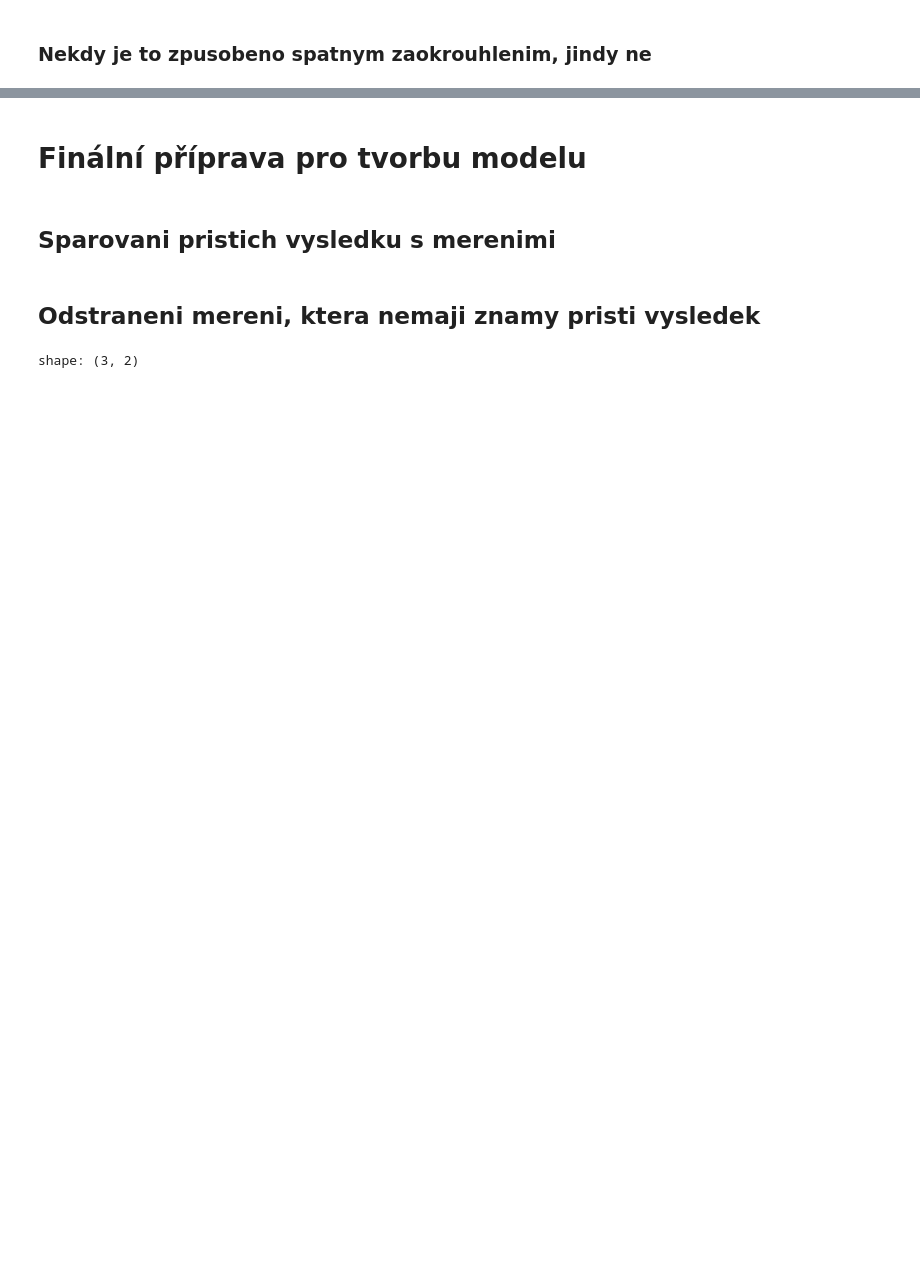
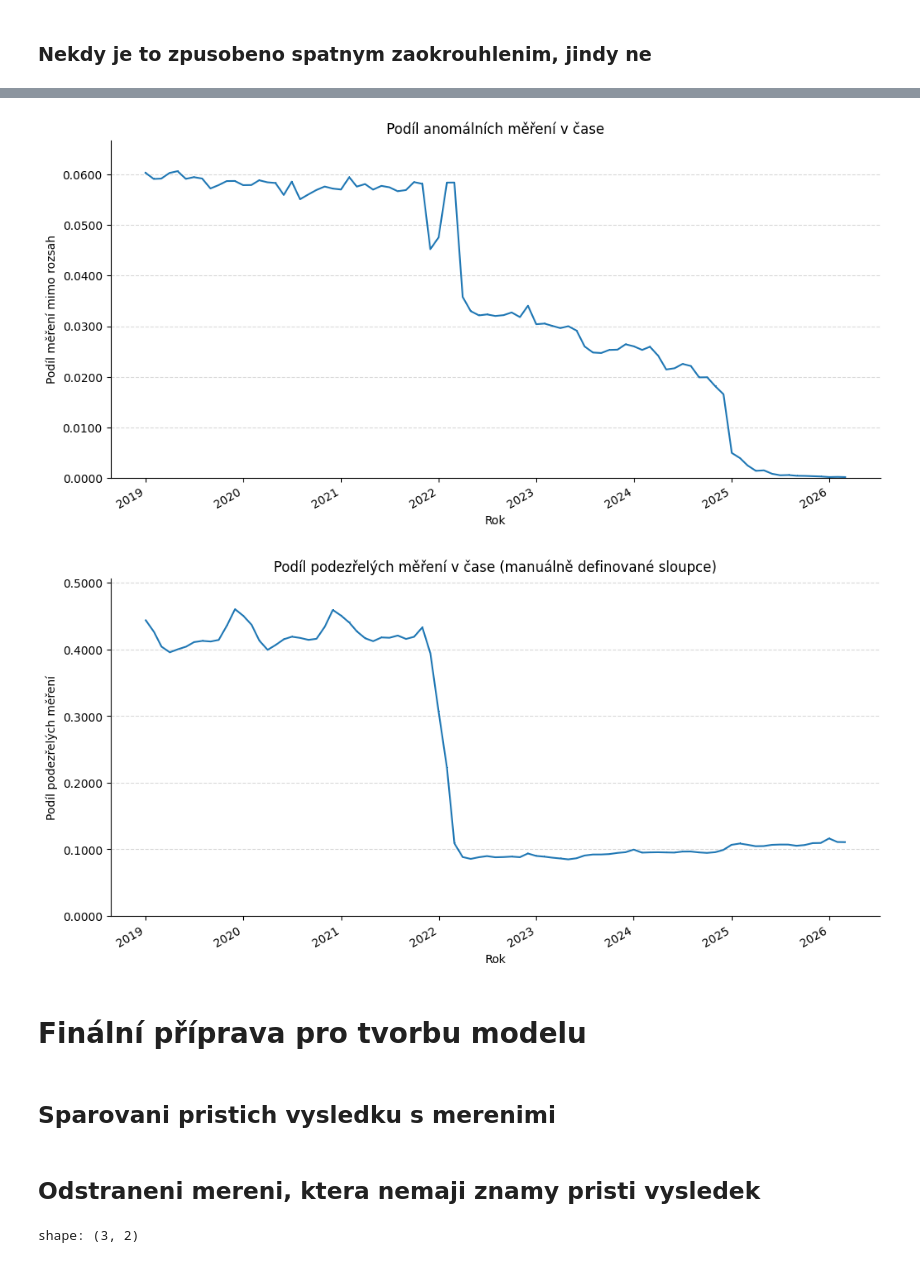
Before and after one commit to opendatalabcz/emissions-data-analysis-cz, a Jupyter notebook: kod/explorace/mereni_exploration.ipynb, the cells around one changed output, grey strips where cells are left out. Saved outputs shown, nothing was run; the diff lists cells and outputs as text; code cells hidden in the pictures; blank space fills up the shorter version.

```diff
--- a/kod/explorace/mereni_exploration.ipynb
+++ b/kod/explorace/mereni_exploration.ipynb
@@ -546,3 +726,68 @@ plot_norms(df_nafta)
+# %%
+if PRINT:
+    lf_time = pl.scan_parquet(r'kod\data\extracted\data_z_mericich_pristroju\parquet', schema=mereni_schema).select(['CisloProtokolu', 'Zahajeni'])
+
+    df_base = (
+        df.lazy()
+        .join(lf_time, on='CisloProtokolu', how='left')
+        .with_columns(pl.col('Zahajeni').cast(pl.Datetime).alias('ts'))
+        .filter(pl.col('ts').is_not_null())
+        .sort('ts')
+    )
+
+    # Anomální
+    norm_cols = [c for c in df.columns if c.endswith('_Norm')]
+    out_of_bounds_exprs = [(pl.col(c) < 0) | (pl.col(c) > 1) for c in norm_cols]
+
+    df_anomalies_norm = (
+        df_base
+        .with_columns(pl.any_horizontal(out_of_bounds_exprs).fill_null(False).alias("Is_Anomalous"))
+        .group_by_dynamic('ts', every='1mo')
+        .agg((pl.col('Is_Anomalous').sum() / pl.len()).alias('Normalized'))
+        .collect()
+    )
+
+    time_series_preaggregated(
+        x=df_anomalies_norm['ts'],
+        y=df_anomalies_norm['Normalized'],
+        title='Podíl anomálních měření v čase',
+        y_title='Podíl měření mimo rozsah',
+        save_path='kod/explorace/mereni_grafy/mereni_anomalie_cas.svg'
+    )
+
+    # Podezřelá
+    epsilon = 0.01
+    manual_cols = [
+        'Benzin_OtackyVolnobezne_N_Hodnota_Norm',
+        'Benzin_OtackyZvysene_N_Hodnota_Norm',
+        'Nafta_MereniPrumer_CasAkcelerace_Hodnota_Norm',
+        'Nafta_MereniPrumer_OtackyVolnobezne_Hodnota_Norm',
+        'Nafta_MereniPrumer_OtackyPrebehove_Hodnota_Norm'
+    ]
+
+    suspect_exprs = [
+        pl.col(c).is_between(-epsilon, epsilon) | pl.col(c).is_between(1 - epsilon, 1 + epsilon)
+        for c in manual_cols
+    ]
+
+    df_suspect_norm = (
+        df_base
+        .with_columns(pl.any_horizontal(suspect_exprs).fill_null(False).alias("Is_Suspect"))
+        .group_by_dynamic('ts', every='1mo')
+        .agg((pl.col('Is_Suspect').sum() / pl.len()).alias('Normalized'))
+        .collect()
+    )
+
+    time_series_preaggregated(
+        x=df_suspect_norm['ts'],
+        y=df_suspect_norm['Normalized'],
+        title='Podíl podezřelých měření v čase (manuálně definované sloupce)',
+        y_title='Podíl podezřelých měření',
+        save_path='kod/explorace/mereni_grafy/mereni_podezrela_cas.svg'
+    )
+# %% [output]
+[figure, added]
+[figure, added]
 # %% [markdown]
 # Finální příprava pro tvorbu modelu
 # %% [markdown]
```
Also changed, not shown: parts of 34 cells of this notebook, 5 other files.
